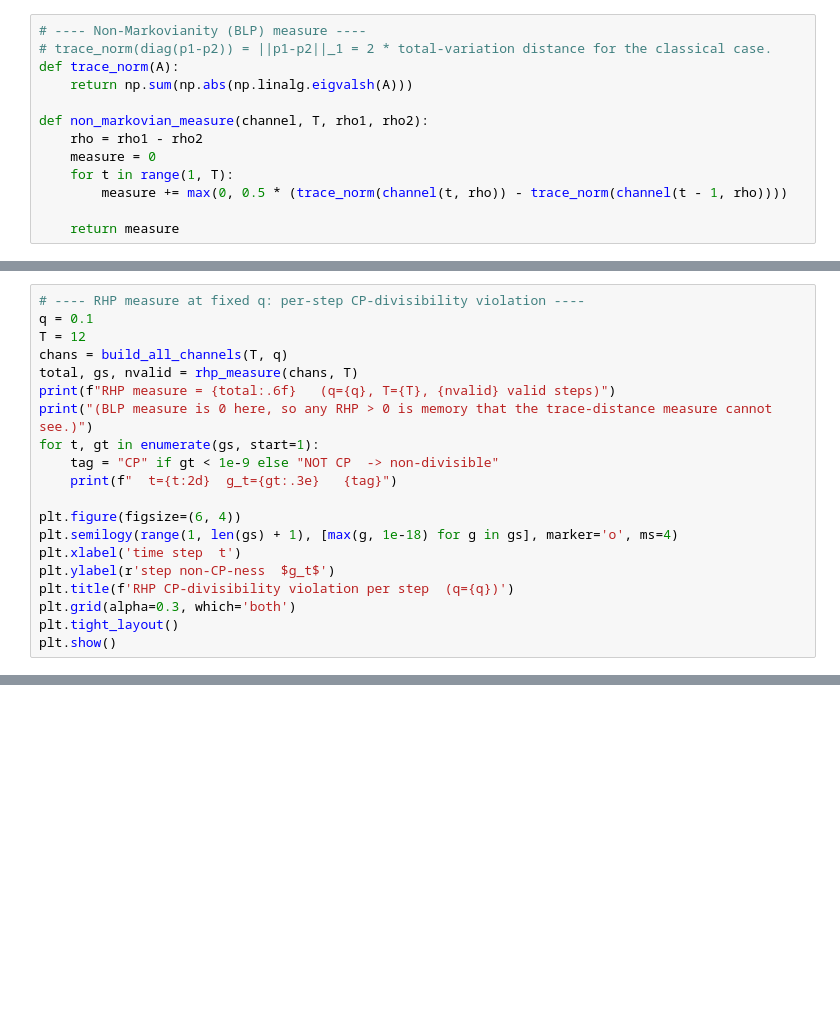
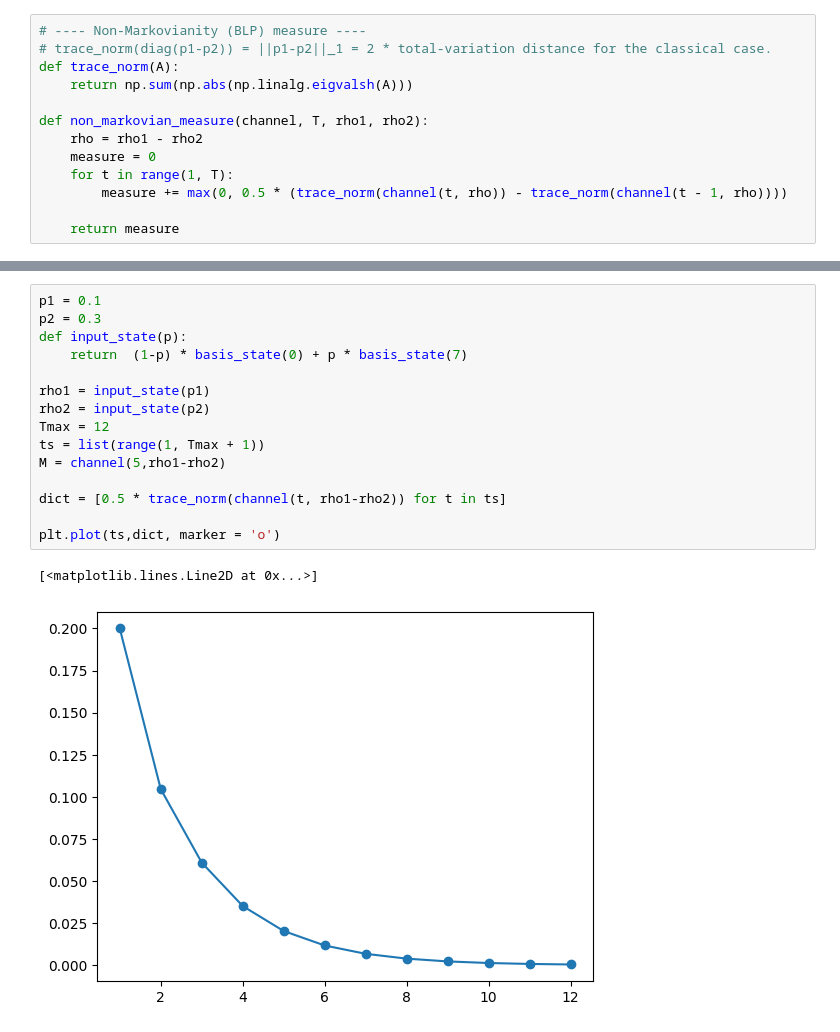
Before and after one commit to YommoY-official/MPQMasters, a Jupyter notebook: non_markovian_measure/non_markovian_measure.ipynb, the cells around one changed output, grey strips where cells are left out. Saved outputs shown, nothing was run; the diff lists cells and outputs as text; blank space fills up the shorter version.

```diff
--- a/non_markovian_measure/non_markovian_measure.ipynb
+++ b/non_markovian_measure/non_markovian_measure.ipynb
@@ -331,20 +342,0 @@ def rhp_measure(chans, T, cond_thresh=1e6):
-# %%
-# ---- RHP measure at fixed q: per-step CP-divisibility violation ----
-q = 0.1
-T = 12
-chans = build_all_channels(T, q)
-total, gs, nvalid = rhp_measure(chans, T)
-print(f"RHP measure = {total:.6f}   (q={q}, T={T}, {nvalid} valid steps)")
-print("(BLP measure is 0 here, so any RHP > 0 is memory that the trace-distance measure cannot see.)")
-for t, gt in enumerate(gs, start=1):
-    tag = "CP" if gt < 1e-9 else "NOT CP  -> non-divisible"
-    print(f"  t={t:2d}  g_t={gt:.3e}   {tag}")
-
-plt.figure(figsize=(6, 4))
-plt.semilogy(range(1, len(gs) + 1), [max(g, 1e-18) for g in gs], marker='o', ms=4)
-plt.xlabel('time step  t')
-plt.ylabel(r'step non-CP-ness  $g_t$')
-plt.title(f'RHP CP-divisibility violation per step  (q={q})')
-plt.grid(alpha=0.3, which='both')
-plt.tight_layout()
-plt.show()
@@ -386,0 +420,18 @@ plt.show()
+# %%
+p1 = 0.1
+p2 = 0.3
+def input_state(p):
+    return  (1-p) * basis_state(0) + p * basis_state(7)
+
+rho1 = input_state(p1)
+rho2 = input_state(p2)
+Tmax = 12
+ts = list(range(1, Tmax + 1))
+M = channel(5,rho1-rho2)
+
+dict = [0.5 * trace_norm(channel(t, rho1-rho2)) for t in ts]
+
+plt.plot(ts,dict, marker = 'o')
+# %% [output]
+[<matplotlib.lines.Line2D at 0x...>]
+[figure, added]
```
Also changed, not shown: parts of 15 cells of this notebook.
